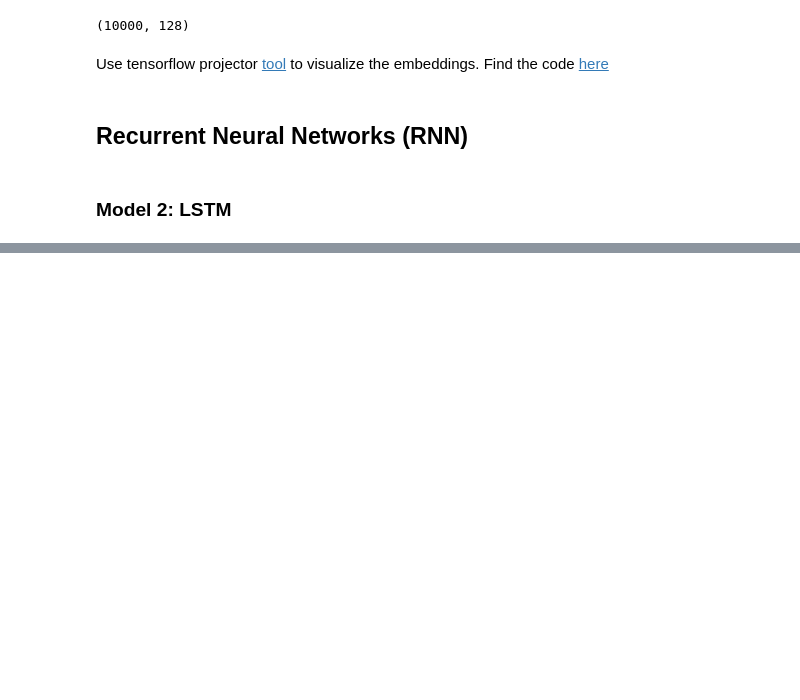
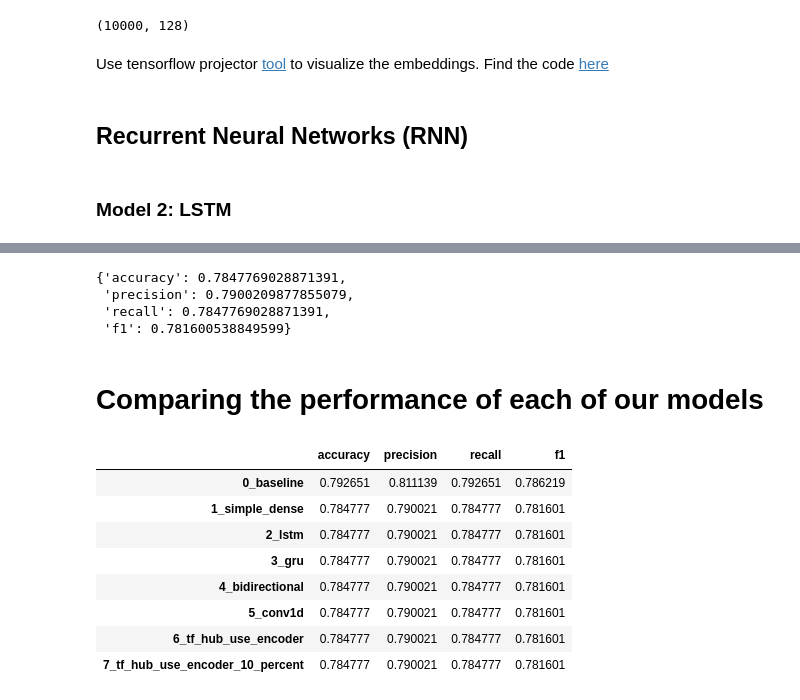
Before and after one commit to timonpalm/TFCourse, a Jupyter notebook: 08_introduction_2_nlp.ipynb, the cells around one changed output, grey strips where cells are left out. Cells and saved outputs as stored; diff of their text form; code cells hidden in the pictures; blank space fills up the shorter version.

```diff
--- a/08_introduction_2_nlp.ipynb
+++ b/08_introduction_2_nlp.ipynb
@@ -559,0 +665,4 @@ model_2_results
+# %%
+pred = tf.squeeze(tf.round(pred_probs))
+model_4_results = calculate_results(val_labels, preds)
+model_4_results
@@ -559,0 +739,4 @@ model_2_results
+# %%
+pred = tf.squeeze(tf.round(pred_probs))
+model_5_results = calculate_results(val_labels, preds)
+model_5_results
@@ -559,0 +838,4 @@ model_2_results
+# %%
+pred = tf.squeeze(tf.round(pred_probs))
+model_6_results = calculate_results(val_labels, preds)
+model_6_results
@@ -559,0 +915,33 @@ model_2_results
+# %%
+pred = tf.squeeze(tf.round(pred_probs))
+model_7_results = calculate_results(val_labels, preds)
+model_7_results
+# %% [output]
+{'accuracy': 0.7847769028871391,
+ 'precision': 0.7900209877855079,
+ 'recall': 0.7847769028871391,
+ 'f1': 0.781600538849599}
+# %% [markdown]
+# Comparing the performance of each of our models
+# %%
+# combine model results into dataframe
+all_model_results = pd.DataFrame({"0_baseline": baseline_results,
+                                  "1_simple_dense": model_1_results,
+                                  "2_lstm": model_2_results,
+                                  "3_gru": model_3_results,
+                                  "4_bidirectional": model_4_results,
+                                  "5_conv1d": model_5_results,
+                                  "6_tf_hub_use_encoder": model_6_results,
+                                  "7_tf_hub_use_encoder_10_percent": model_7_results})
+
+all_model_results.transpose()
+# %% [output]
+|  | accuracy | precision | recall | f1 |
+| 0_baseline | 0.792651 | 0.811139 | 0.792651 | 0.786219 |
+| 1_simple_dense | 0.784777 | 0.790021 | 0.784777 | 0.781601 |
+| 2_lstm | 0.784777 | 0.790021 | 0.784777 | 0.781601 |
+| 3_gru | 0.784777 | 0.790021 | 0.784777 | 0.781601 |
+| 4_bidirectional | 0.784777 | 0.790021 | 0.784777 | 0.781601 |
+| 5_conv1d | 0.784777 | 0.790021 | 0.784777 | 0.781601 |
+| 6_tf_hub_use_encoder | 0.784777 | 0.790021 | 0.784777 | 0.781601 |
+| 7_tf_hub_use_encoder_10_percent | 0.784777 | 0.790021 | 0.784777 | 0.781601 |
```
Also changed, not shown: parts of 51 cells of this notebook.
